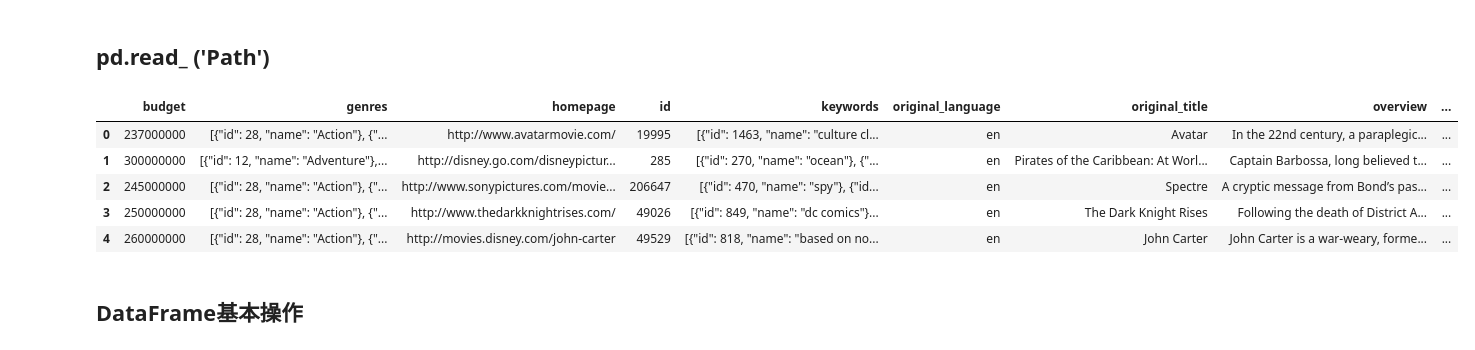
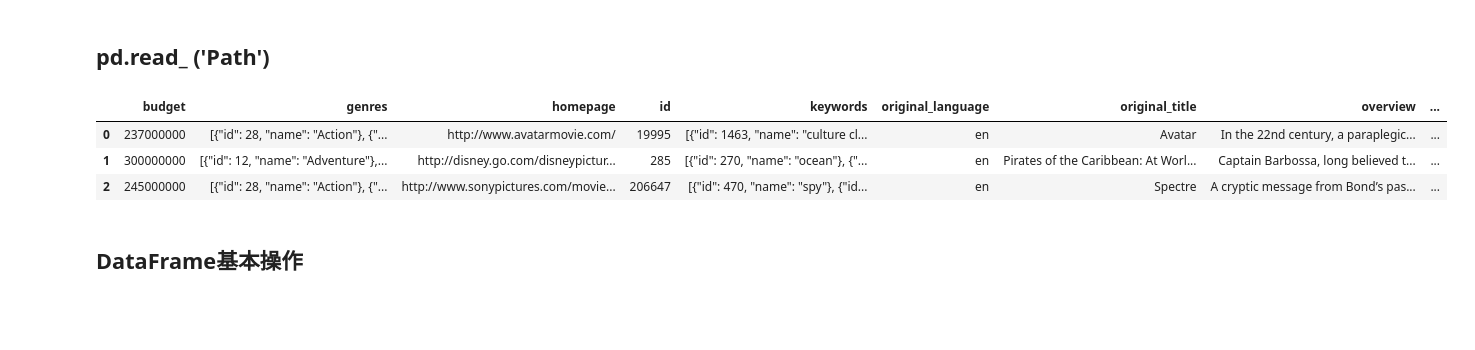
Before and after one commit to f00l1531252/DS-Python, a Jupyter notebook: Basic/pandas.ipynb, the cells around one changed output. Saved outputs shown, nothing was run; the diff lists cells and outputs as text; code cells hidden in the pictures; blank space fills up the shorter version.

```diff
--- a/Basic/pandas.ipynb
+++ b/Basic/pandas.ipynb
@@ -105,14 +105,12 @@ df_pirate
 ## pd.read_   ('Path')
 # %%
 df = pd.read_csv('./dataset/tmdb/tmdb_5000_movies.csv')
-df.head()
+df.head(3)
 # %% [output]
 |  | budget | genres | homepage | id | keywords | original_language | original_title | overview | ... |
 | 0 | 237000000 | [{"id": 28, "name": "Action"}, {"... | http://www.avatarmovie.com/ | 19995 | [{"id": 1463, "name": "culture cl... | en | Avatar | In the 22nd century, a paraplegic... | ... |
 | 1 | 300000000 | [{"id": 12, "name": "Adventure"},... | http://disney.go.com/disneypictur... | 285 | [{"id": 270, "name": "ocean"}, {"... | en | Pirates of the Caribbean: At Worl... | Captain Barbossa, long believed t... | ... |
 | 2 | 245000000 | [{"id": 28, "name": "Action"}, {"... | http://www.sonypictures.com/movie... | 206647 | [{"id": 470, "name": "spy"}, {"id... | en | Spectre | A cryptic message from Bond’s pas... | ... |
-| 3 | 250000000 | [{"id": 28, "name": "Action"}, {"... | http://www.thedarkknightrises.com/ | 49026 | [{"id": 849, "name": "dc comics"}... | en | The Dark Knight Rises | Following the death of District A... | ... |
-| 4 | 260000000 | [{"id": 28, "name": "Action"}, {"... | http://movies.disney.com/john-carter | 49529 | [{"id": 818, "name": "based on no... | en | John Carter | John Carter is a war-weary, forme... | ... |
 # %% [markdown]
 ## DataFrame基本操作
 # %% [markdown]
```
Also changed, not shown: parts of 115 cells of this notebook, 1 other file.
